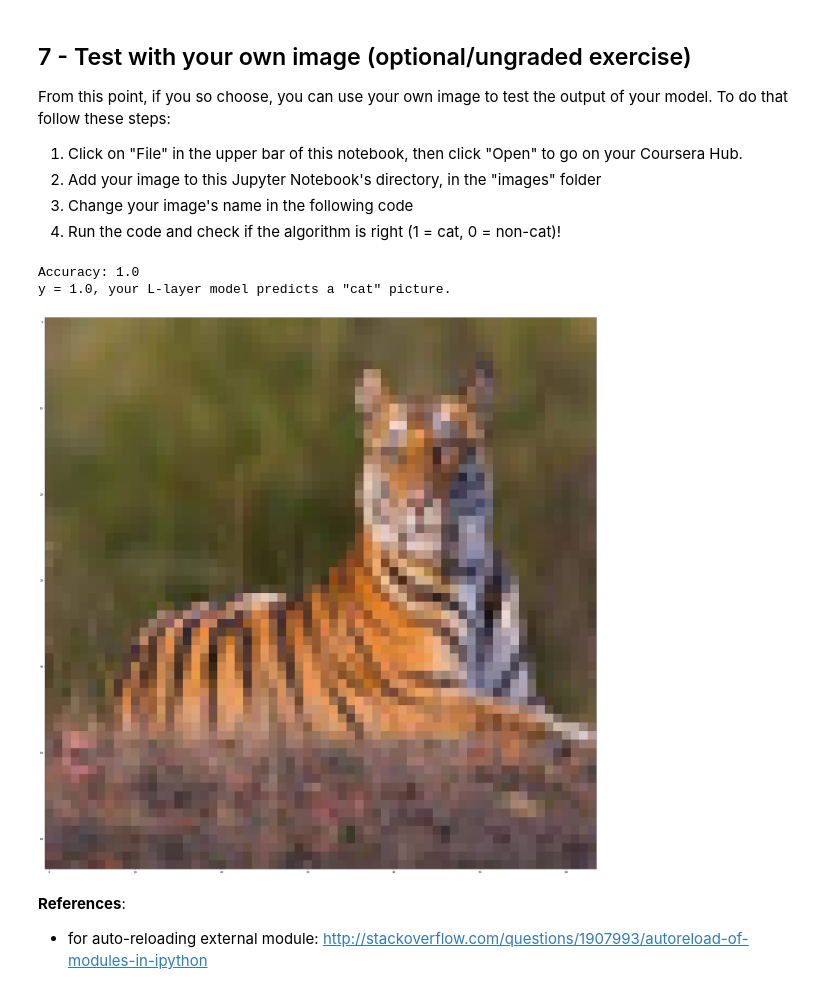
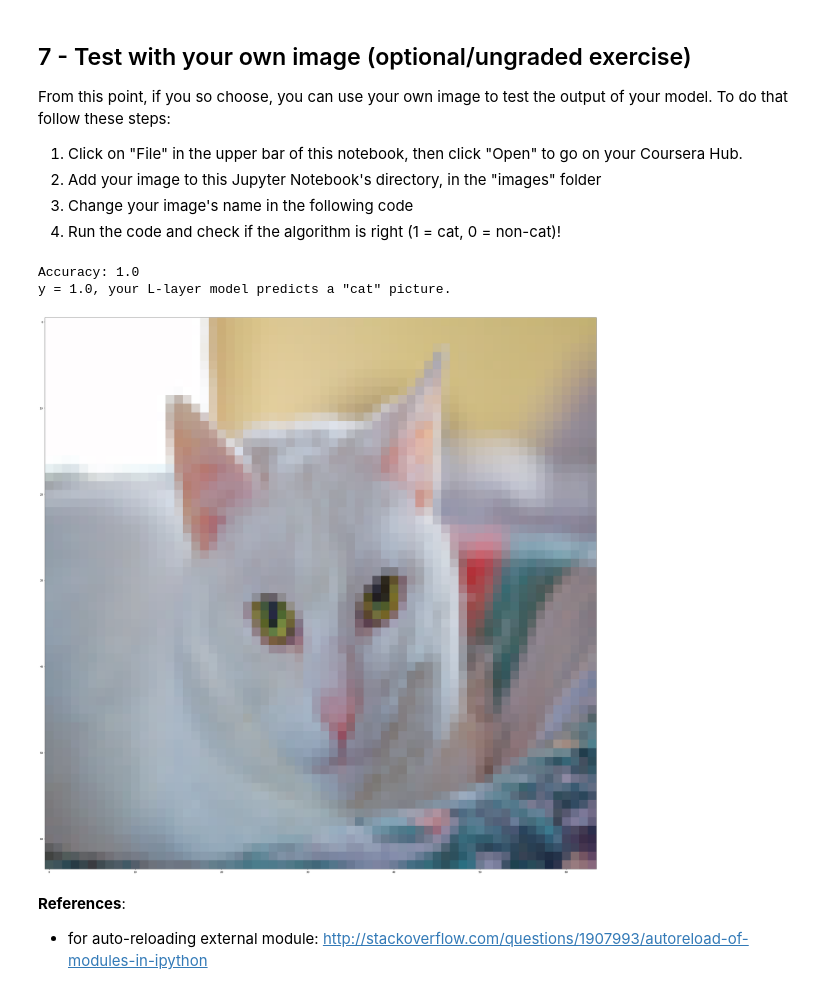
Before and after one commit to talaeiaj/Deep_Learning_Specialization, a Jupyter notebook: Neural_Networks_and_Deep_Learning/Week4/Deep_Neural_Network_Application_ Image_Classification/Deep Neural Network - Application.ipynb, the cells around one changed output. Cells and saved outputs as stored; diff of their text form; code cells hidden in the pictures.

```diff
--- a/Neural_Networks_and_Deep_Learning/Week4/Deep_Neural_Network_Application_ Image_Classification/Deep Neural Network - Application.ipynb
+++ b/Neural_Networks_and_Deep_Learning/Week4/Deep_Neural_Network_Application_ Image_Classification/Deep Neural Network - Application.ipynb
@@ -472,8 +479,8 @@ def L_layer_model(X, Y, layers_dims, learning_rate = 0.0075, num_iterations = 30
     Implements a L-layer neural network: [LINEAR->RELU]*(L-1)->LINEAR->SIGMOID.
 
     Arguments:
-    X -- input data, of shape (n_x, number of examples)
-    Y -- true "label" vector (containing 1 if cat, 0 if non-cat), of shape (1, number of examples)
+    X -- data, numpy array of shape (num_px * num_px * 3, number of examples)
+    Y -- true "label" vector (containing 0 if cat, 1 if non-cat), of shape (1, number of examples)
     layers_dims -- list containing the input size and each layer size, of length (number of layers + 1).
     learning_rate -- learning rate of the gradient descent update rule
     num_iterations -- number of iterations of the optimization loop
@@ -490,6 +497,7 @@ def L_layer_model(X, Y, layers_dims, learning_rate = 0.0075, num_iterations = 30
     #(≈ 1 line of code)
     # parameters = ...
     # YOUR CODE STARTS HERE
+
     parameters = initialize_parameters_deep(layers_dims)
 
     # YOUR CODE ENDS HERE
@@ -509,24 +517,24 @@ def L_layer_model(X, Y, layers_dims, learning_rate = 0.0075, num_iterations = 30
         #(≈ 1 line of code)
         # cost = ...
         # YOUR CODE STARTS HERE
+
         cost = compute_cost(AL, Y)
-
         # YOUR CODE ENDS HERE
 
         # Backward propagation.
         #(≈ 1 line of code)
         # grads = ...
         # YOUR CODE STARTS HERE
+
         grads = L_model_backward(AL, Y, caches)
-
         # YOUR CODE ENDS HERE
 
         # Update parameters.
         #(≈ 1 line of code)
         # parameters = ...
         # YOUR CODE STARTS HERE
+
         parameters = update_parameters(parameters, grads, learning_rate)
-
         # YOUR CODE ENDS HERE
 
         # Print the cost every 100 iterations
@@ -672,24 +680,24 @@ From this point, if you so choose, you can use your own image to test  the outpu
 4. Run the code and check if the algorithm is right (1 = cat, 0 = non-cat)!
 # %%
 ## START CODE HERE ##
-my_image = "t.jpg" # change this to the name of your image file
+my_image = "my_image.jpg" # change this to the name of your image file
 my_label_y = [1] # the true class of your image (1 -> cat, 0 -> non-cat)
 ## END CODE HERE ##
 
 fname = "images/" + my_image
 image = np.array(Image.open(fname).resize((num_px, num_px)))
 plt.imshow(image)
 image = image / 255.
 image = image.reshape((1, num_px * num_px * 3)).T
 
 my_predicted_image = predict(image, my_label_y, parameters)
 
 
 print ("y = " + str(np.squeeze(my_predicted_image)) + ", your L-layer model predicts a \"" + classes[int(np.squeeze(my_predicted_image)),].decode("utf-8") +  "\" picture.")
 # %% [output]
 Accuracy: 1.0
 y = 1.0, your L-layer model predicts a "cat" picture.
-[figure, old version]
+[figure, new version]
 # %% [markdown]
 **References**:
 
```
Also changed, not shown: parts of 8 cells of this notebook, 38 other files.
